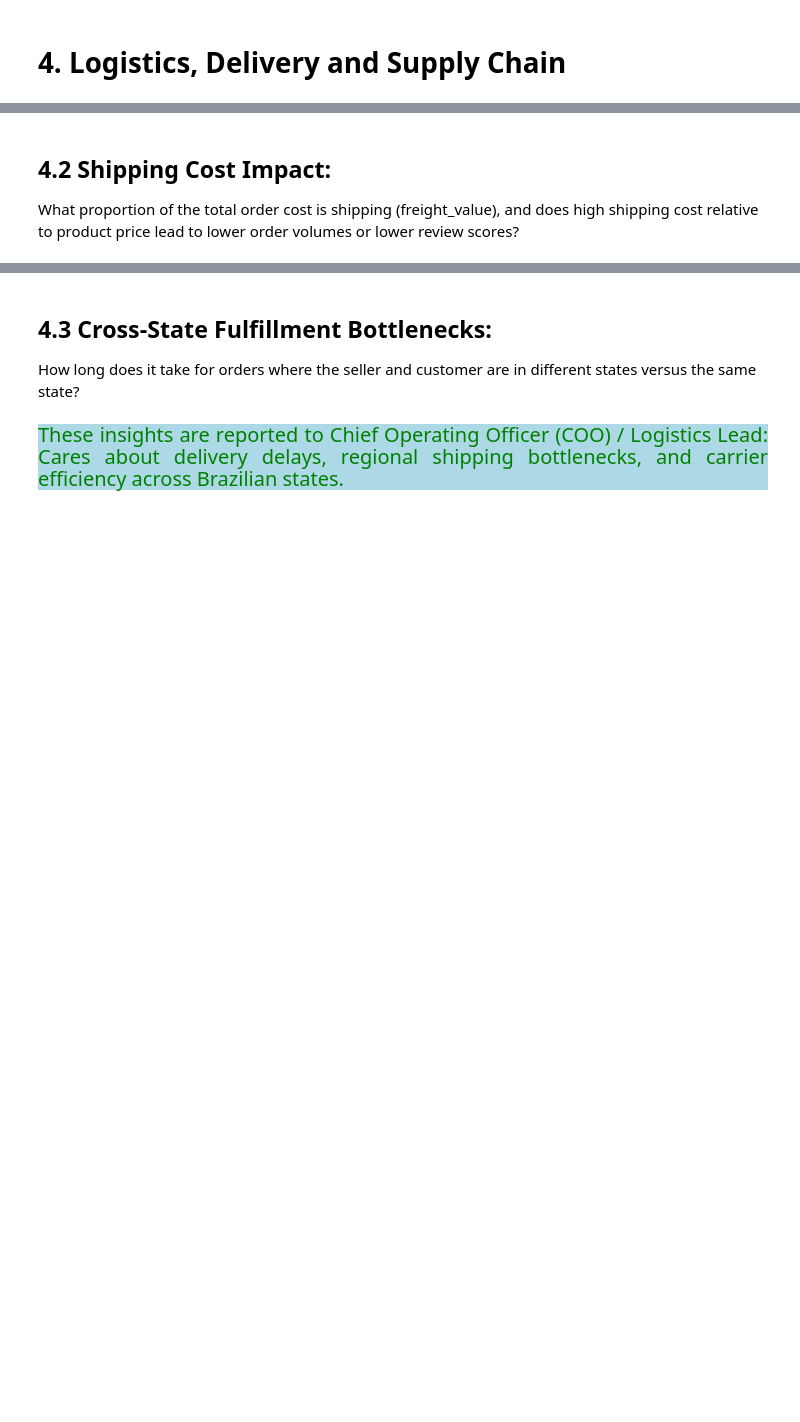
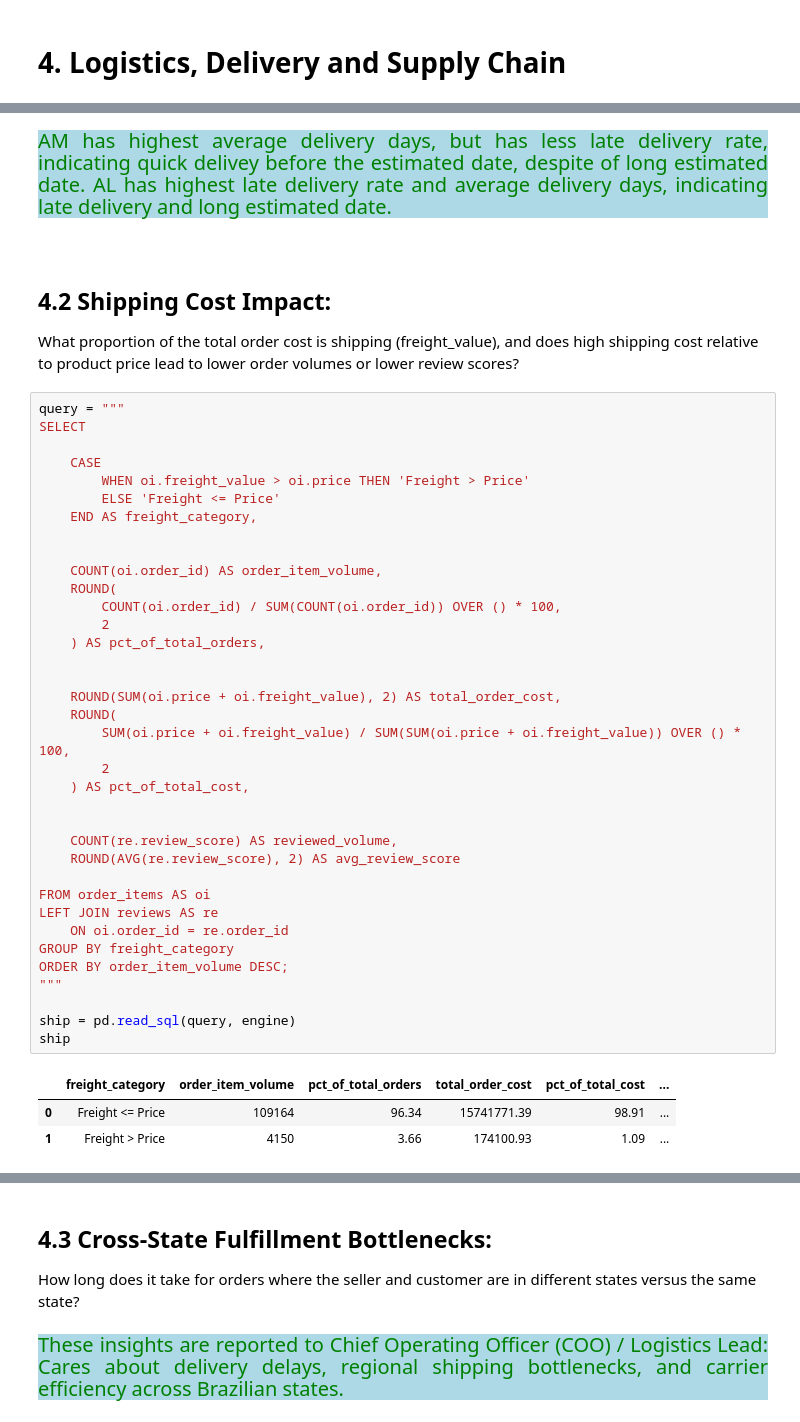
Before and after one commit to Kartika-Nidhi/Brazilian_Olist_Analysis, a Jupyter notebook: BrazilianOlist.ipynb, the cells around one changed output, grey strips where cells are left out. Saved outputs shown, nothing was run; the diff lists cells and outputs as text; blank space fills up the shorter version.

```diff
--- a/BrazilianOlist.ipynb
+++ b/BrazilianOlist.ipynb
@@ -622,3 +626,47 @@ Running query in 'mysql+pymysql://root:***@localhost/eda_project_db'
+# %% [markdown]
+<div style = "background-color:lightblue; color:green; font-size:20px; text-align:justify">AM has highest average delivery days, but has less late delivery rate, indicating quick delivey before the estimated date, despite of long estimated date. AL has highest late delivery rate and average delivery days, indicating late delivery and long estimated date.
+# %% [markdown]
+<div>
 # %% [markdown]
 ## 4.2 Shipping Cost Impact:
  What proportion of the total order cost is shipping (freight_value), and does high shipping cost relative to product price lead to lower order volumes or lower review scores?
+# %%
+query = """
+SELECT
+
+    CASE
+        WHEN oi.freight_value > oi.price THEN 'Freight > Price'
+        ELSE 'Freight <= Price'
+    END AS freight_category,
+
+
+    COUNT(oi.order_id) AS order_item_volume,
+    ROUND(
+        COUNT(oi.order_id) / SUM(COUNT(oi.order_id)) OVER () * 100,
+        2
+    ) AS pct_of_total_orders,
+
+
+    ROUND(SUM(oi.price + oi.freight_value), 2) AS total_order_cost,
+    ROUND(
+        SUM(oi.price + oi.freight_value) / SUM(SUM(oi.price + oi.freight_value)) OVER () * 100,
+        2
+    ) AS pct_of_total_cost,
+
+
+    COUNT(re.review_score) AS reviewed_volume,
+    ROUND(AVG(re.review_score), 2) AS avg_review_score
+
+FROM order_items AS oi
+LEFT JOIN reviews AS re
+    ON oi.order_id = re.order_id
+GROUP BY freight_category
+ORDER BY order_item_volume DESC;
+"""
+
+ship = pd.read_sql(query, engine)
+ship
+# %% [output]
+|  | freight_category | order_item_volume | pct_of_total_orders | total_order_cost | pct_of_total_cost | ... |
+| 0 | Freight <= Price | 109164 | 96.34 | 15741771.39 | 98.91 | ... |
+| 1 | Freight > Price | 4150 | 3.66 | 174100.93 | 1.09 | ... |
```
Also changed, not shown: parts of 7 cells of this notebook.
